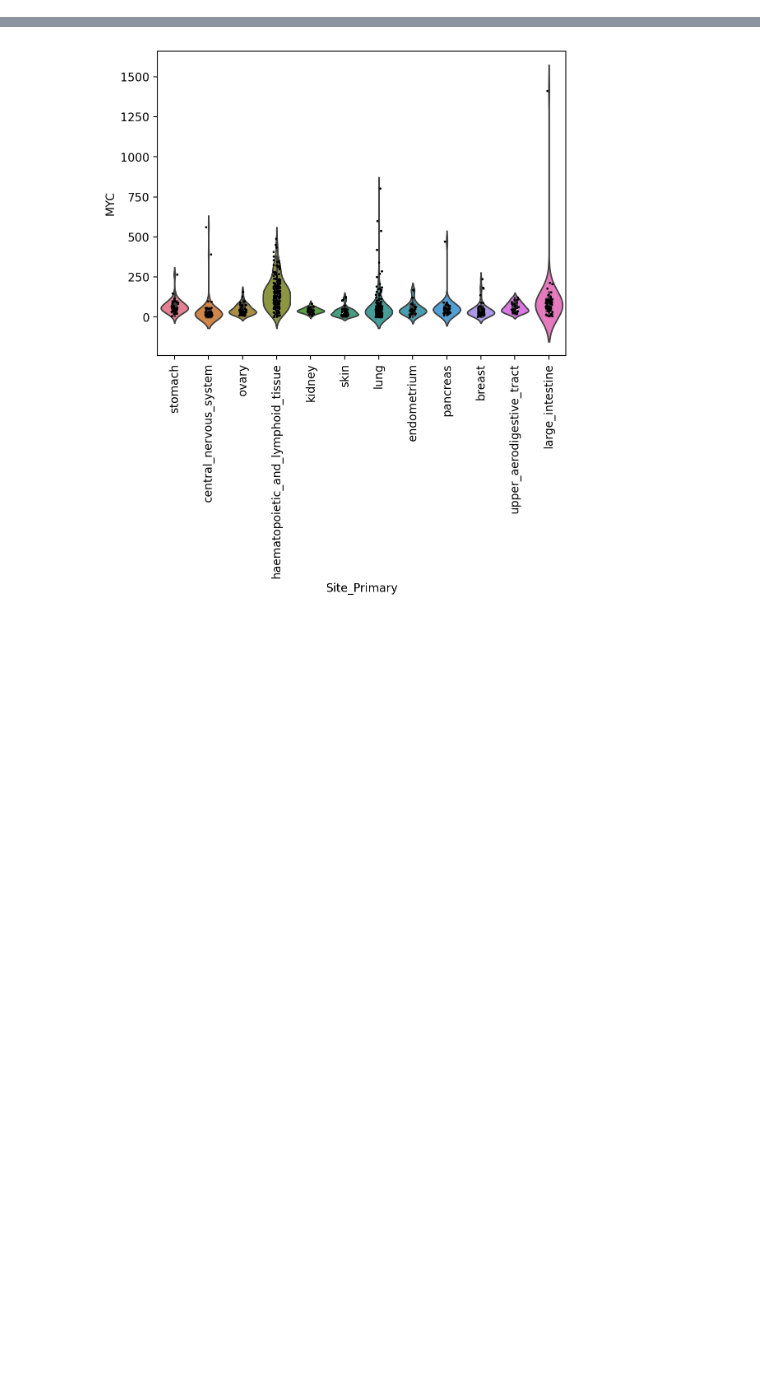
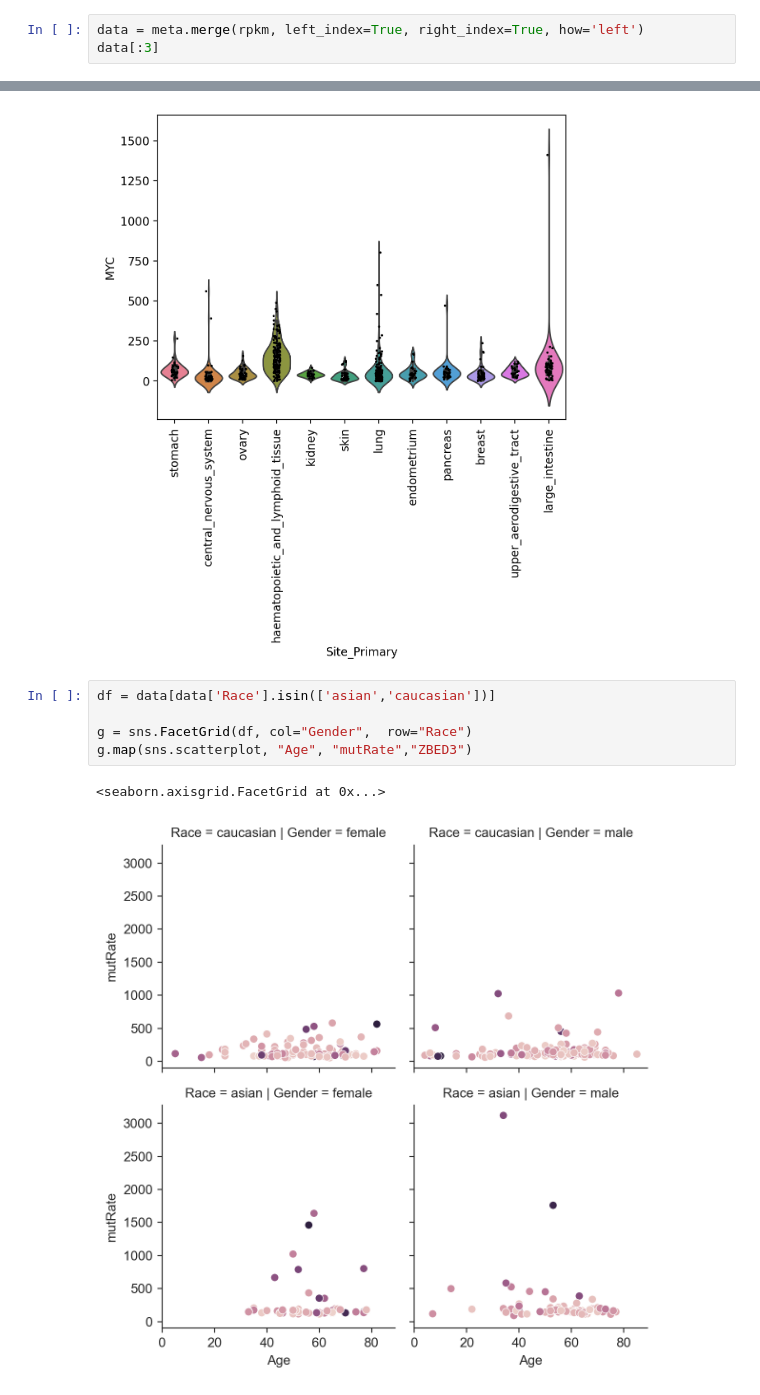
Before and after one commit to jpreall/SeqTech_2024, a Jupyter notebook: CCLE_SeqTech24.ipynb, the cells around one changed output, grey strips where cells are left out. Drawn from its saved outputs; the diff is of its cells as text; blank space fills up the shorter version.

```diff
--- a/CCLE_SeqTech24.ipynb
+++ b/CCLE_SeqTech24.ipynb
@@ -60,0 +121,3 @@ pd.crosstab(meta['Site_Primary'],meta['Race'])
+# %%
+data = meta.merge(rpkm, left_index=True, right_index=True, how='left')
+data[:3]
@@ -99,3 +169,11 @@ Passing `palette` without assigning `hue` is deprecated and will be removed in v
 
   g = sns.violinplot(data=data, x='Site_Primary', y='MYC', palette='husl')
 [figure]
+# %%
+df = data[data['Race'].isin(['asian','caucasian'])]
+
+g = sns.FacetGrid(df, col="Gender",  row="Race")
+g.map(sns.scatterplot, "Age", "mutRate","ZBED3")
+# %% [output]
+<seaborn.axisgrid.FacetGrid at 0x...>
+[figure, added]
```
Also changed, not shown: parts of 17 cells of this notebook, 1 other file.
